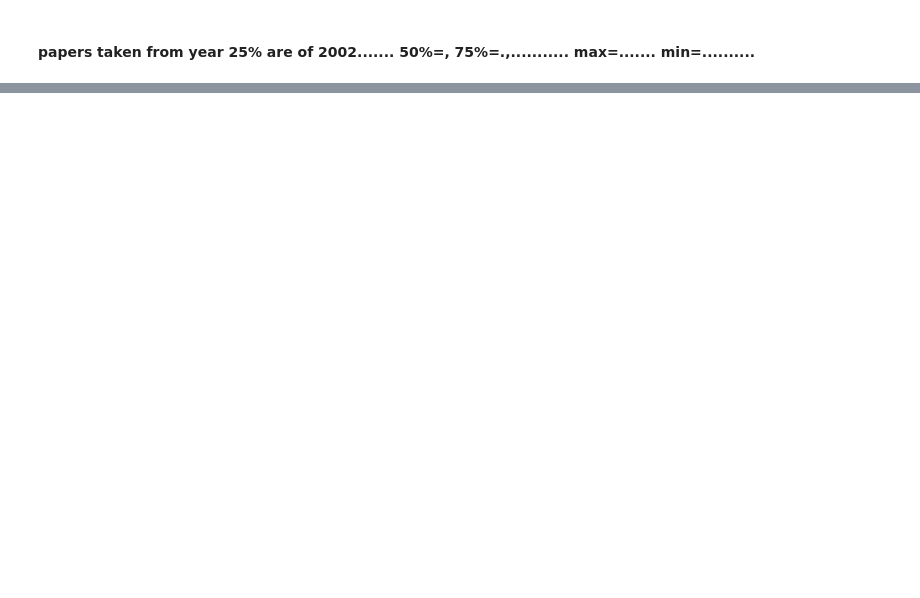
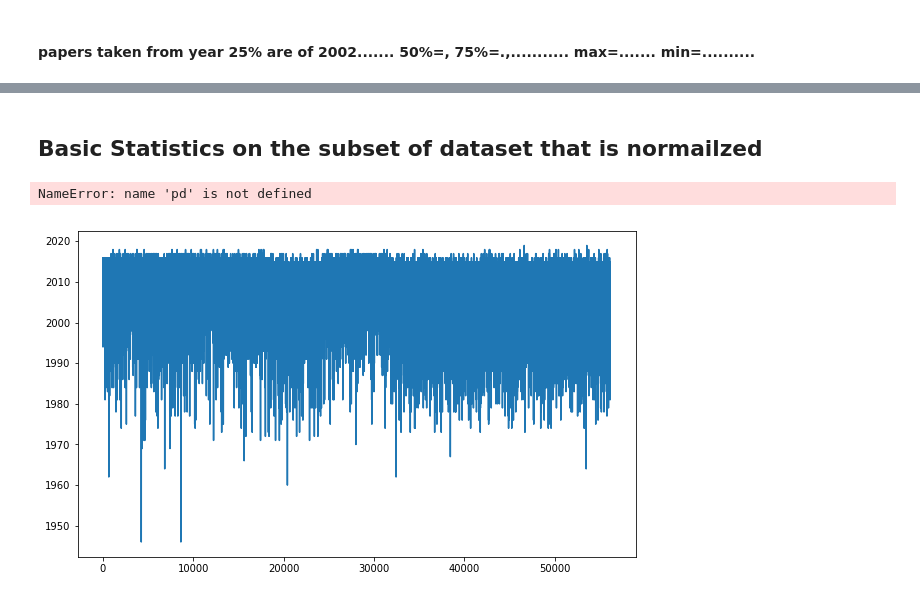
Before and after one commit to jasimahmedkhan/Venue-Classification-Scholarly-data, a Jupyter notebook: Data Science Lab.ipynb, the cells around one changed output, grey strips where cells are left out. Drawn from its saved outputs; the diff is of its cells as text; code cells hidden in the pictures; blank space fills up the shorter version.

```diff
--- a/Data Science Lab.ipynb
+++ b/Data Science Lab.ipynb
@@ -186,0 +150,12 @@ Jan Hreno
+# %% [markdown]
+## Basic Statistics on the subset of dataset that is normailzed
+# %%
+data = pd.read_csv("filteredData_55k.csv")
+# np.sum(data.isnull(),axis=0) # whether all values are not a NaN
+# %% [output]
+NameError: name 'pd' is not defined
+# %%
+plt.figure(figsize=(10,6))
+data['year'].plot(linewidth=1.5);
+# %% [output]
+[figure, added]
```
Also changed, not shown: parts of 79 cells of this notebook.
